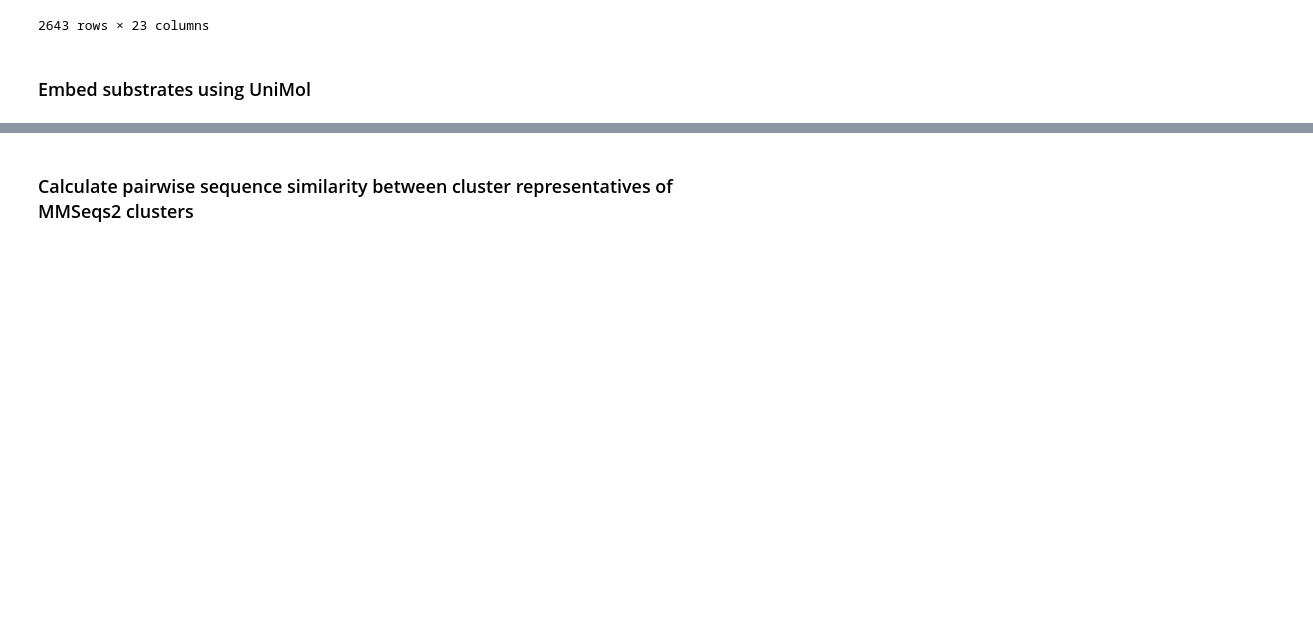
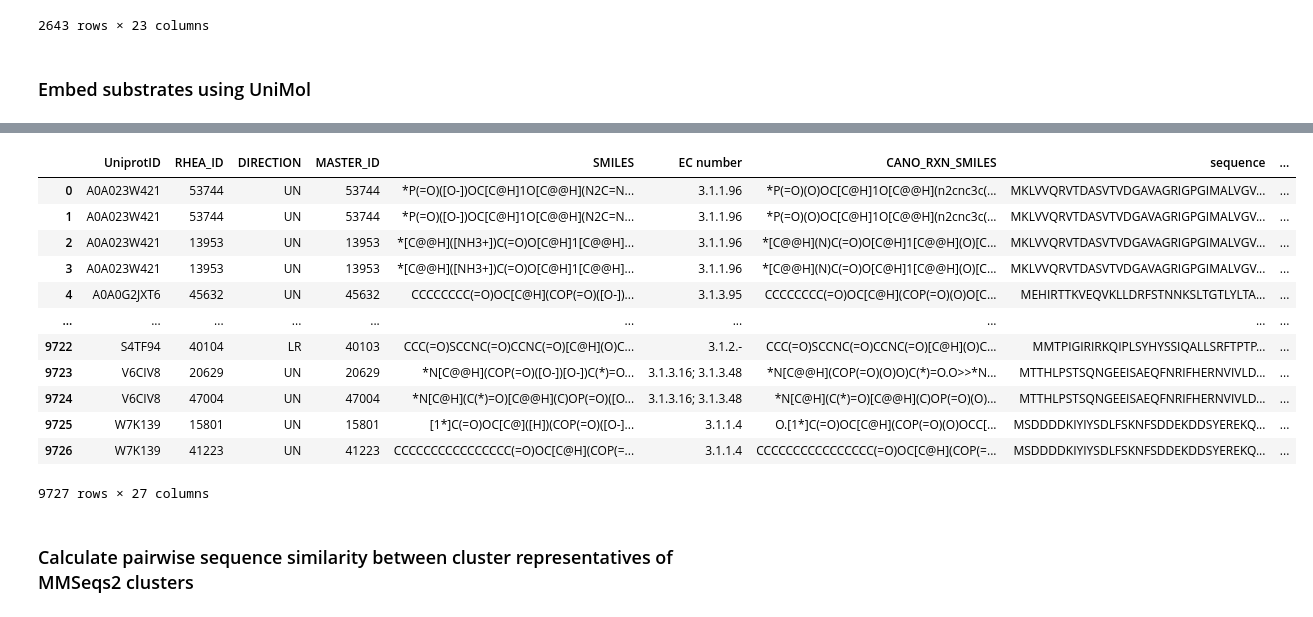
Before and after one commit to HelenSchmid/masterthesis, a Jupyter notebook: manuscript/N3_analyze_promiscuous_esterases.ipynb, the cells around one changed output, grey strips where cells are left out. Drawn from its saved outputs; the diff is of its cells as text; code cells hidden in the pictures; blank space fills up the shorter version.

```diff
--- a/manuscript/N3_analyze_promiscuous_esterases.ipynb
+++ b/manuscript/N3_analyze_promiscuous_esterases.ipynb
@@ -132,3 +134,19 @@ df_mmseqs2_esm2 = df_mmseqs2_esm2.merge(df_unimol[['UniprotID', 'unimol_repr']],
+# %%
+df_mmseqs2_esm2
+# %% [output]
+|  | UniprotID | RHEA_ID | DIRECTION | MASTER_ID | SMILES | EC number | CANO_RXN_SMILES | sequence | ... |
+| 0 | A0A023W421 | 53744 | UN | 53744 | *P(=O)([O-])OC[C@H]1O[C@@H](N2C=N... | 3.1.1.96 | *P(=O)(O)OC[C@H]1O[C@@H](n2cnc3c(... | MKLVVQRVTDASVTVDGAVAGRIGPGIMALVGV... | ... |
+| 1 | A0A023W421 | 53744 | UN | 53744 | *P(=O)([O-])OC[C@H]1O[C@@H](N2C=N... | 3.1.1.96 | *P(=O)(O)OC[C@H]1O[C@@H](n2cnc3c(... | MKLVVQRVTDASVTVDGAVAGRIGPGIMALVGV... | ... |
+| 2 | A0A023W421 | 13953 | UN | 13953 | *[C@@H]([NH3+])C(=O)O[C@H]1[C@@H]... | 3.1.1.96 | *[C@@H](N)C(=O)O[C@H]1[C@@H](O)[C... | MKLVVQRVTDASVTVDGAVAGRIGPGIMALVGV... | ... |
+| 3 | A0A023W421 | 13953 | UN | 13953 | *[C@@H]([NH3+])C(=O)O[C@H]1[C@@H]... | 3.1.1.96 | *[C@@H](N)C(=O)O[C@H]1[C@@H](O)[C... | MKLVVQRVTDASVTVDGAVAGRIGPGIMALVGV... | ... |
+| 4 | A0A0G2JXT6 | 45632 | UN | 45632 | CCCCCCCC(=O)OC[C@H](COP(=O)([O-])... | 3.1.3.95 | CCCCCCCC(=O)OC[C@H](COP(=O)(O)O[C... | MEHIRTTKVEQVKLLDRFSTNNKSLTGTLYLTA... | ... |
+| ... | ... | ... | ... | ... | ... | ... | ... | ... | ... |
+| 9722 | S4TF94 | 40104 | LR | 40103 | CCC(=O)SCCNC(=O)CCNC(=O)[C@H](O)C... | 3.1.2.- | CCC(=O)SCCNC(=O)CCNC(=O)[C@H](O)C... | MMTPIGIRIRKQIPLSYHYSSIQALLSRFTPTP... | ... |
+| 9723 | V6CIV8 | 20629 | UN | 20629 | *N[C@@H](COP(=O)([O-])[O-])C(*)=O... | 3.1.3.16; 3.1.3.48 | *N[C@@H](COP(=O)(O)O)C(*)=O.O>>*N... | MTTHLPSTSQNGEEISAEQFNRIFHERNVIVLD... | ... |
+| 9724 | V6CIV8 | 47004 | UN | 47004 | *N[C@H](C(*)=O)[C@@H](C)OP(=O)([O... | 3.1.3.16; 3.1.3.48 | *N[C@H](C(*)=O)[C@@H](C)OP(=O)(O)... | MTTHLPSTSQNGEEISAEQFNRIFHERNVIVLD... | ... |
+| 9725 | W7K139 | 15801 | UN | 15801 | [1*]C(=O)OC[C@]([H])(COP(=O)([O-]... | 3.1.1.4 | O.[1*]C(=O)OC[C@H](COP(=O)(O)OCC[... | MSDDDDKIYIYSDLFSKNFSDDEKDDSYEREKQ... | ... |
+| 9726 | W7K139 | 41223 | UN | 41223 | CCCCCCCCCCCCCCCC(=O)OC[C@H](COP(=... | 3.1.1.4 | CCCCCCCCCCCCCCCC(=O)OC[C@H](COP(=... | MSDDDDKIYIYSDLFSKNFSDDEKDDSYEREKQ... | ... |
+9727 rows × 27 columns
 # %% [markdown]
 ### Calculate pairwise sequence similarity between cluster representatives of MMSeqs2 clusters
 # %%
```
Also changed, not shown: parts of 1 cell of this notebook, 2 other files.
